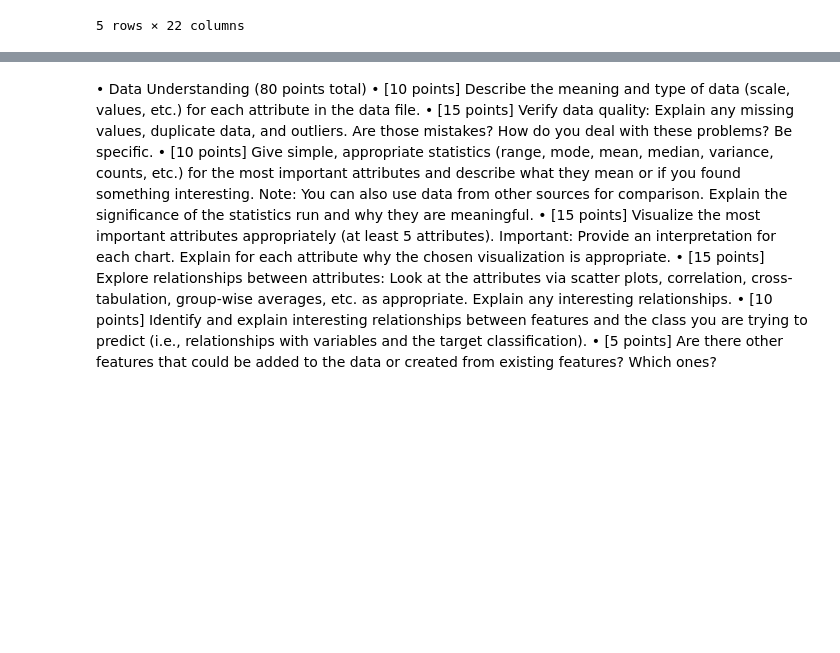
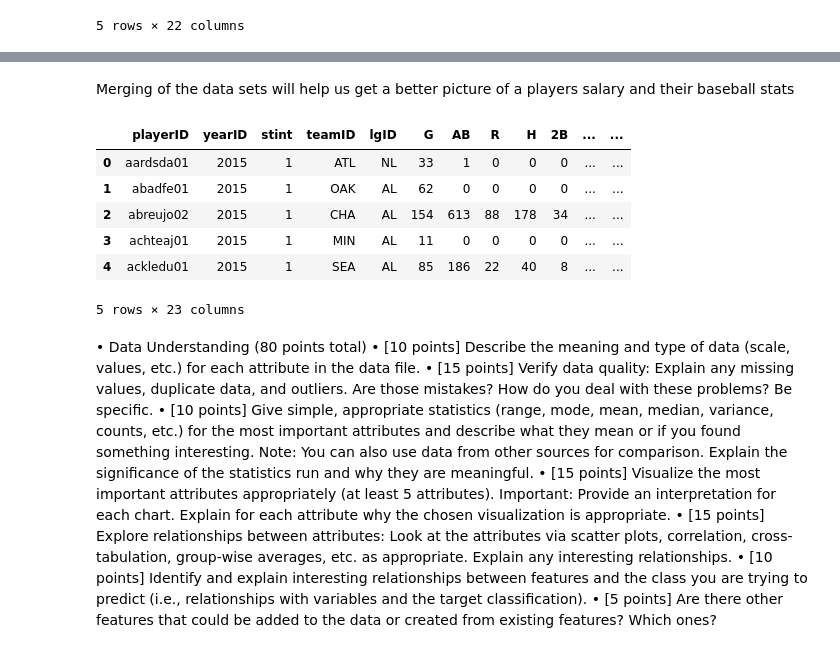
Before and after one commit to dk28yip/MSDS7331, a Jupyter notebook: Lab1.ipynb, the cells around one changed output, grey strips where cells are left out. Drawn from its saved outputs; the diff is of its cells as text; code cells hidden in the pictures; blank space fills up the shorter version.

```diff
--- a/Lab1.ipynb
+++ b/Lab1.ipynb
@@ -37,3 +50,16 @@ df_2015.head()
+# %% [markdown]
+Merging of the data sets will help us get a better picture of a players salary and their baseball stats
+# %%
+df_2015 = pd.merge(df_2015,df_salary_2015[['playerID','salary']],on='playerID', how='left')
+df_2015.head()
+# %% [output]
+|  | playerID | yearID | stint | teamID | lgID | G | AB | R | H | 2B | ... | ... |
+| 0 | aardsda01 | 2015 | 1 | ATL | NL | 33 | 1 | 0 | 0 | 0 | ... | ... |
+| 1 | abadfe01 | 2015 | 1 | OAK | AL | 62 | 0 | 0 | 0 | 0 | ... | ... |
+| 2 | abreujo02 | 2015 | 1 | CHA | AL | 154 | 613 | 88 | 178 | 34 | ... | ... |
+| 3 | achteaj01 | 2015 | 1 | MIN | AL | 11 | 0 | 0 | 0 | 0 | ... | ... |
+| 4 | ackledu01 | 2015 | 1 | SEA | AL | 85 | 186 | 22 | 40 | 8 | ... | ... |
+5 rows × 23 columns
 # %% [markdown]
 • Data Understanding (80 points total)
 • [10 points] Describe the meaning and type of data (scale, values, etc.) for each
```
Also changed, not shown: parts of 23 cells of this notebook.
